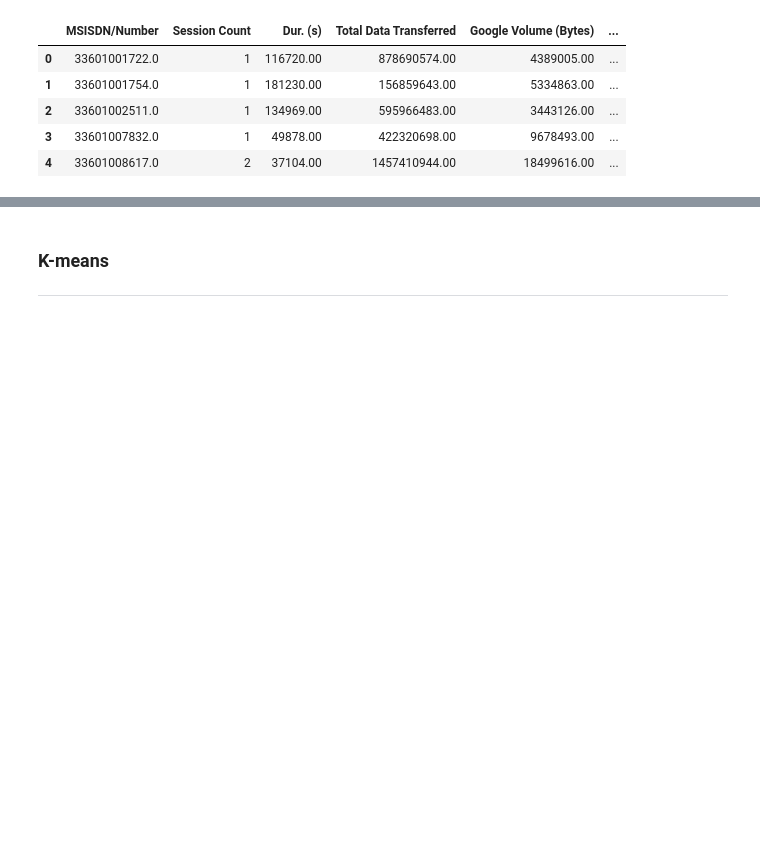
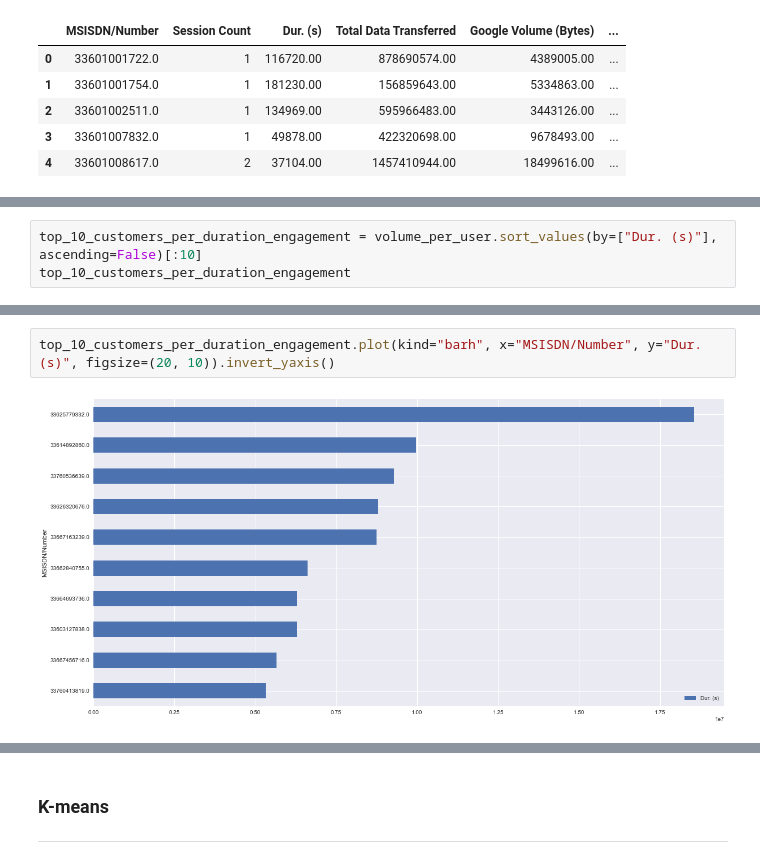
Before and after one commit to nahomfix/TellCo-Analysis, a Jupyter notebook: notebooks/user_engagement_analysis.ipynb, the cells around one changed output, grey strips where cells are left out. Saved outputs shown, nothing was run; the diff lists cells and outputs as text; blank space fills up the shorter version.

```diff
--- a/notebooks/user_engagement_analysis.ipynb
+++ b/notebooks/user_engagement_analysis.ipynb
@@ -79,0 +116,3 @@ volume_per_user.head()
+# %%
+top_10_customers_per_duration_engagement = volume_per_user.sort_values(by=["Dur. (s)"], ascending=False)[:10]
+top_10_customers_per_duration_engagement
@@ -79,0 +145,4 @@ volume_per_user.head()
+# %%
+top_10_customers_per_duration_engagement.plot(kind="barh", x="MSISDN/Number", y="Dur. (s)", figsize=(20, 10)).invert_yaxis()
+# %% [output]
+[figure, added]
```
Also changed, not shown: parts of 13 cells of this notebook, 6 other files.
